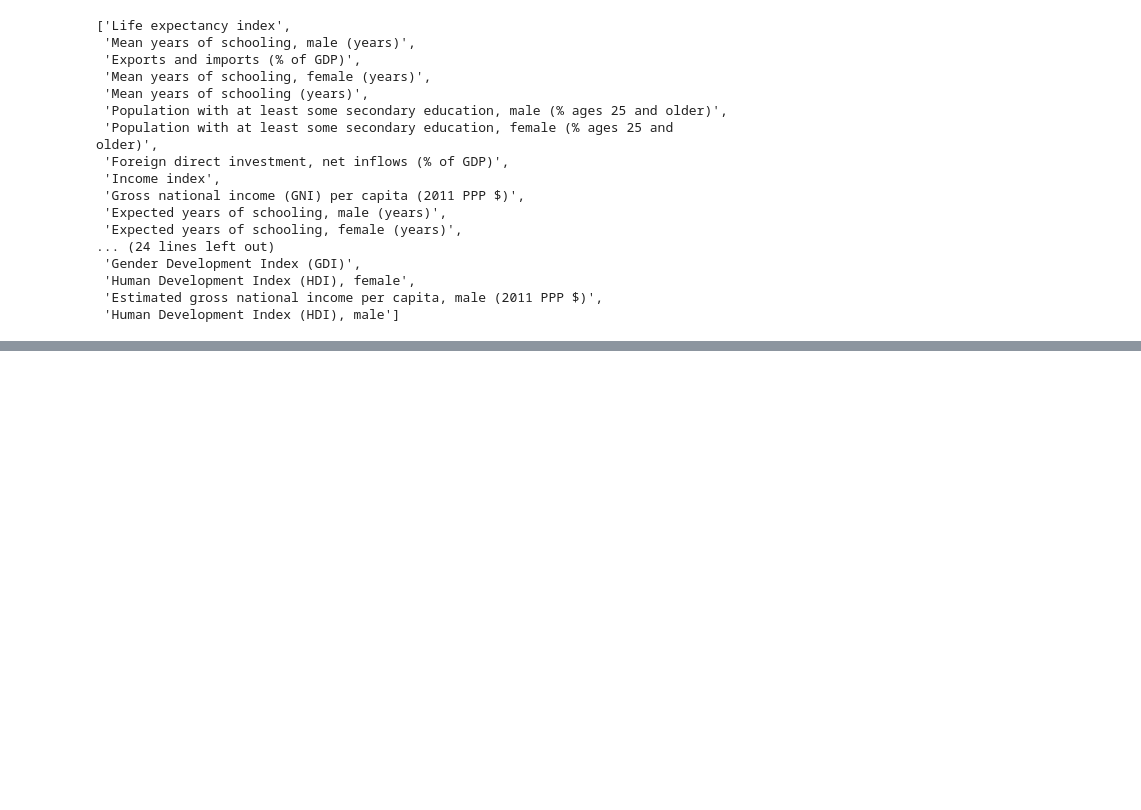
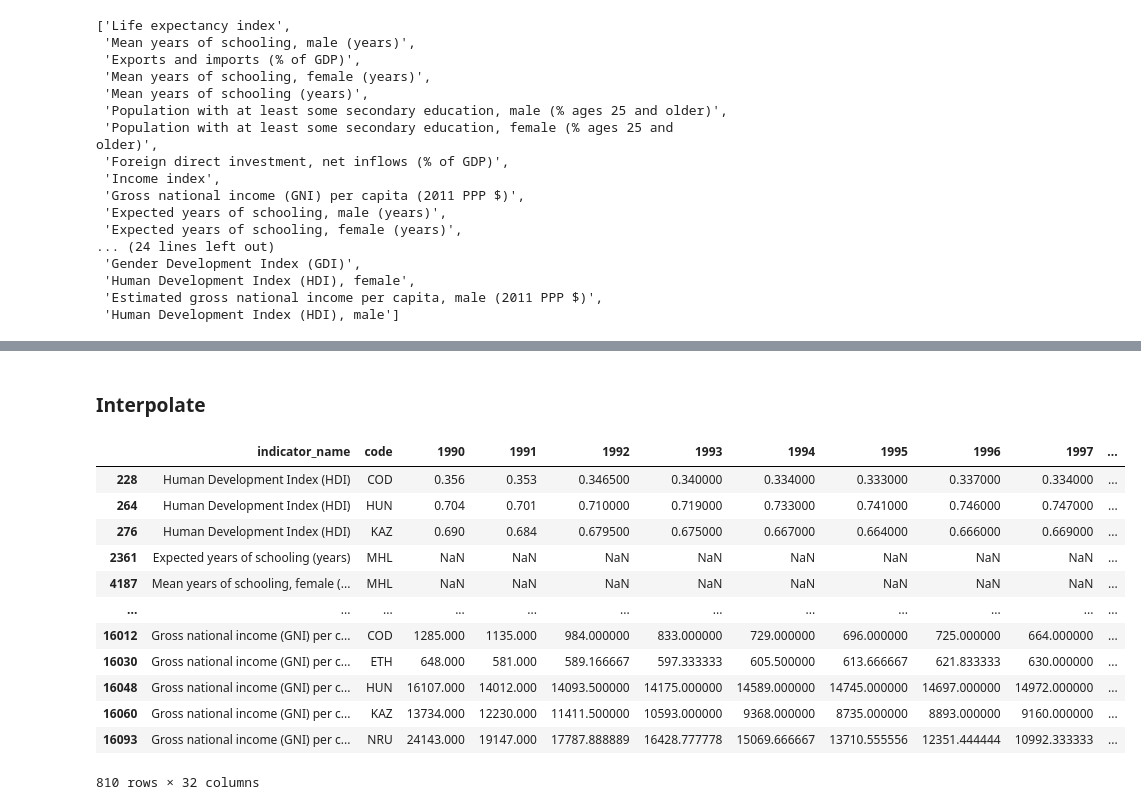
Before and after one commit to Hannemit/data_science_projects, a Jupyter notebook: notebooks/5_more_data_exploration.ipynb, the cells around one changed output, grey strips where cells are left out. Drawn from its saved outputs; the diff is of its cells as text; code cells hidden in the pictures; blank space fills up the shorter version.

```diff
--- a/notebooks/5_more_data_exploration.ipynb
+++ b/notebooks/5_more_data_exploration.ipynb
@@ -312 +261,5 @@ Index(['indicator_name',           'code',             1990,             1991,
       dtype='object')
+# %%
+years = np.arange(1990, 2017+1)
+# %% [markdown]
+### Interpolate
@@ -312,0 +272,16 @@ Index(['indicator_name',           'code',             1990,             1991,
+# %%
+test.loc[test["num_nulls_after"] != test["num_nulls"]]
+# %% [output]
+|  | indicator_name | code | 1990 | 1991 | 1992 | 1993 | 1994 | 1995 | 1996 | 1997 | ... |
+| 228 | Human Development Index (HDI) | COD | 0.356 | 0.353 | 0.346500 | 0.340000 | 0.334000 | 0.333000 | 0.337000 | 0.334000 | ... |
+| 264 | Human Development Index (HDI) | HUN | 0.704 | 0.701 | 0.710000 | 0.719000 | 0.733000 | 0.741000 | 0.746000 | 0.747000 | ... |
+| 276 | Human Development Index (HDI) | KAZ | 0.690 | 0.684 | 0.679500 | 0.675000 | 0.667000 | 0.664000 | 0.666000 | 0.669000 | ... |
+| 2361 | Expected years of schooling (years) | MHL | NaN | NaN | NaN | NaN | NaN | NaN | NaN | NaN | ... |
+| 4187 | Mean years of schooling, female (... | MHL | NaN | NaN | NaN | NaN | NaN | NaN | NaN | NaN | ... |
+| ... | ... | ... | ... | ... | ... | ... | ... | ... | ... | ... | ... |
+| 16012 | Gross national income (GNI) per c... | COD | 1285.000 | 1135.000 | 984.000000 | 833.000000 | 729.000000 | 696.000000 | 725.000000 | 664.000000 | ... |
+| 16030 | Gross national income (GNI) per c... | ETH | 648.000 | 581.000 | 589.166667 | 597.333333 | 605.500000 | 613.666667 | 621.833333 | 630.000000 | ... |
+| 16048 | Gross national income (GNI) per c... | HUN | 16107.000 | 14012.000 | 14093.500000 | 14175.000000 | 14589.000000 | 14745.000000 | 14697.000000 | 14972.000000 | ... |
+| 16060 | Gross national income (GNI) per c... | KAZ | 13734.000 | 12230.000 | 11411.500000 | 10593.000000 | 9368.000000 | 8735.000000 | 8893.000000 | 9160.000000 | ... |
+| 16093 | Gross national income (GNI) per c... | NRU | 24143.000 | 19147.000 | 17787.888889 | 16428.777778 | 15069.666667 | 13710.555556 | 12351.444444 | 10992.333333 | ... |
+810 rows × 32 columns
```
Also changed, not shown: parts of 25 cells of this notebook.
